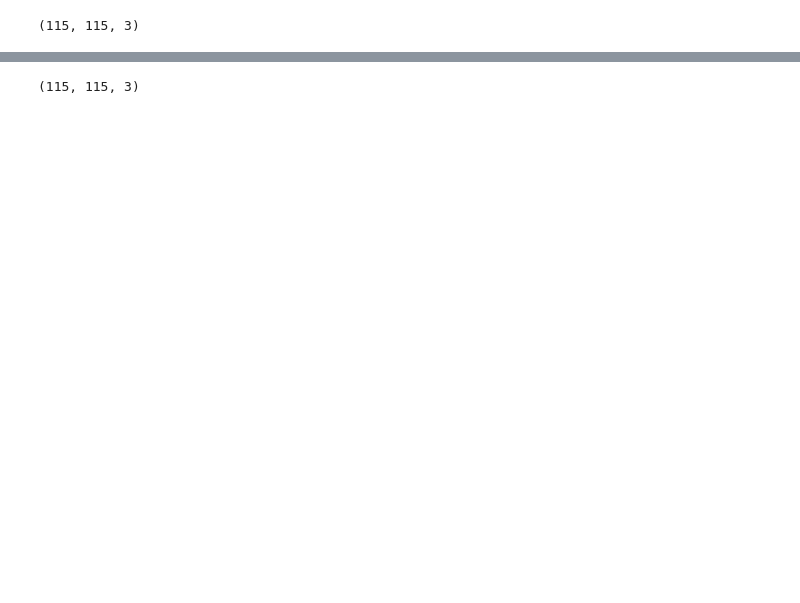
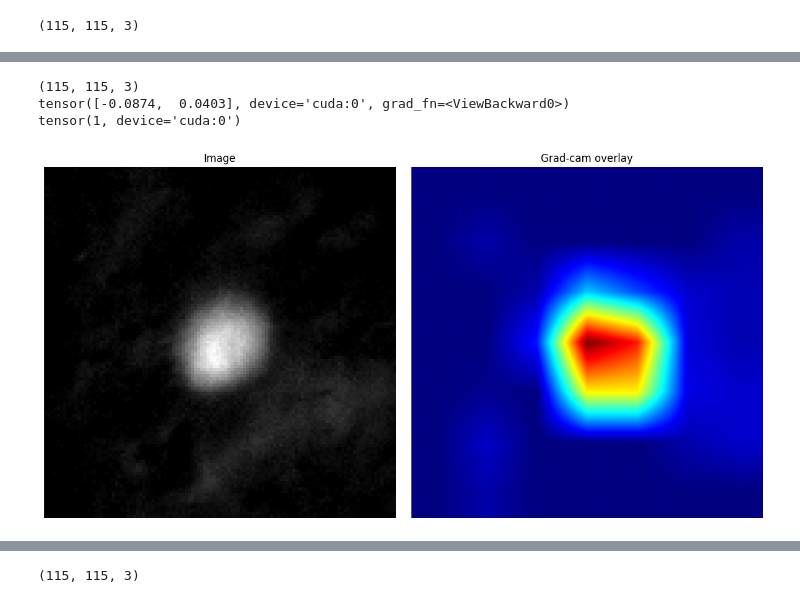
Before and after one commit to finkbeiner-lab/ALS_classification_microscopic_data, a Jupyter notebook: model_performance.ipynb, the cells around one changed output, grey strips where cells are left out. Cells and saved outputs as stored; diff of their text form; code cells hidden in the pictures; blank space fills up the shorter version.

```diff
--- a/model_performance.ipynb
+++ b/model_performance.ipynb
@@ -592,3 +632,26 @@ img_resized
+# %%
+img_resized,overlayed,heatmap = load_image_run_gradcam(img_path, model)
+# %% [output]
+(115, 115, 3)
+tensor([-0.0874,  0.0403], device='cuda:0', grad_fn=<ViewBackward0>)
+tensor(1, device='cuda:0')
+# %%
+plt.figure(figsize=(12, 6))
+title1 = "Image"
+# First image
+plt.subplot(1, 2, 1)
+plt.imshow(img_resized, cmap='jet')
+plt.title(title1)
+plt.axis('off')
+title2 = "Grad-cam overlay"
+# Second image
+plt.subplot(1, 2, 2)
+plt.imshow(heatmap, cmap='jet')
+plt.title(title2)
+plt.axis('off')
+plt.tight_layout()
+# %% [output]
+[figure, added]
 # %%
 img_resized,overlayed,heatmap = load_image_run_gradcam(img_path, model)
 # %% [output]
```
Also changed, not shown: parts of 30 cells of this notebook, 1 other file.
